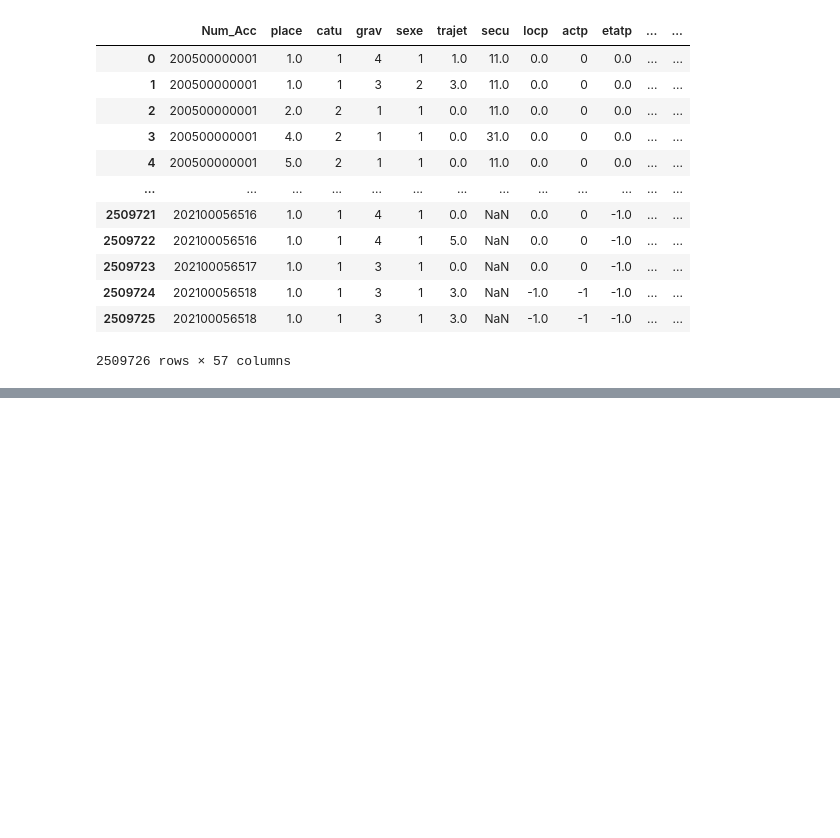
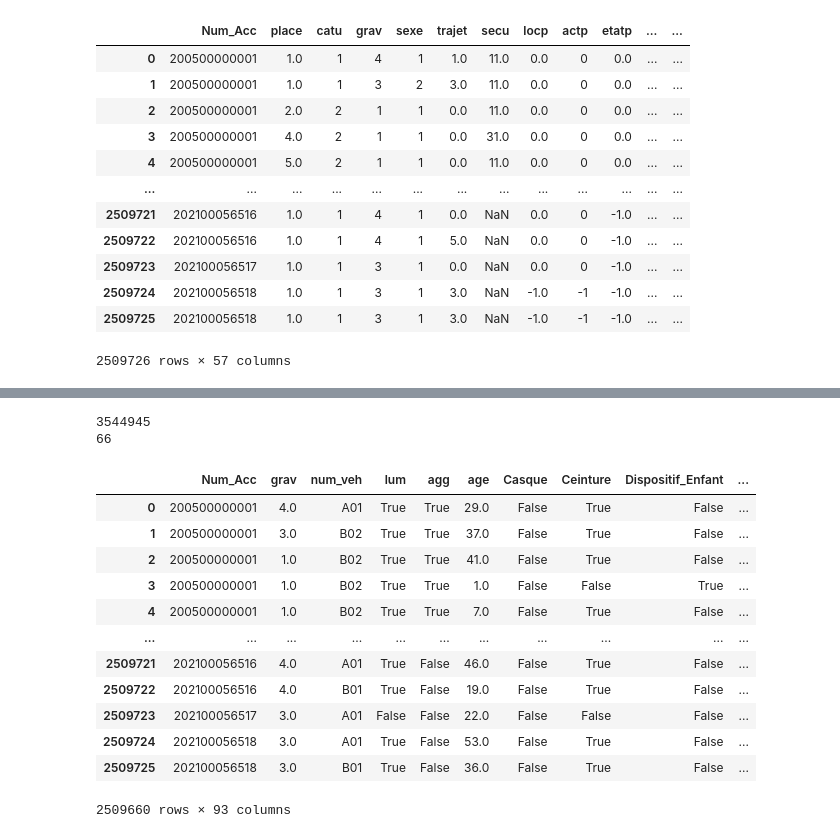
Before and after one commit to AHichem/DS_TrafficAccident, a Jupyter notebook: Préprocessing_nettoyage_des_NaN_et_données_abberantes.ipynb, the cells around one changed output, grey strips where cells are left out. Cells and saved outputs as stored; diff of their text form; code cells hidden in the pictures; blank space fills up the shorter version.

```diff
--- a/Préprocessing_nettoyage_des_NaN_et_données_abberantes.ipynb
+++ b/Préprocessing_nettoyage_des_NaN_et_données_abberantes.ipynb
@@ -251,0 +543,39 @@ df
+# %%
+"""Choix très important : Veut-on travailler sur les coordoonées ?
+Soit on retire les colonne gps, lat et long                                     (choix = 1)
+Soit on prend SEULEMENT les lignes ayant des coordonnées gps                    (choix = autre chose)
+"""
+choix = 1
+
+df=df_temp6.copy(deep=True)
+print(df.isna().sum().sum())
+
+if choix==1 :
+    df=df.drop(columns=['gps','lat','long'])
+else :
+    df=df[~df['gps'].isna()]
+    df=df[~df['lat'].isna()]
+    df=df[~df['long'].isna()]
+
+print(df.isna().sum().sum())
+#Dans tous les cas, on drop.na (on en a quasiment plus)
+df=df.dropna()
+
+df_temp7=df
+df
+# %% [output]
+3544945
+66
+|  | Num_Acc | grav | num_veh | lum | agg | age | Casque | Ceinture | Dispositif_Enfant | ... |
+| 0 | 200500000001 | 4.0 | A01 | True | True | 29.0 | False | True | False | ... |
+| 1 | 200500000001 | 3.0 | B02 | True | True | 37.0 | False | True | False | ... |
+| 2 | 200500000001 | 1.0 | B02 | True | True | 41.0 | False | True | False | ... |
+| 3 | 200500000001 | 1.0 | B02 | True | True | 1.0 | False | False | True | ... |
+| 4 | 200500000001 | 1.0 | B02 | True | True | 7.0 | False | True | False | ... |
+| ... | ... | ... | ... | ... | ... | ... | ... | ... | ... | ... |
+| 2509721 | 202100056516 | 4.0 | A01 | True | False | 46.0 | False | True | False | ... |
+| 2509722 | 202100056516 | 4.0 | B01 | True | False | 19.0 | False | True | False | ... |
+| 2509723 | 202100056517 | 3.0 | A01 | False | False | 22.0 | False | False | False | ... |
+| 2509724 | 202100056518 | 3.0 | A01 | True | False | 53.0 | False | True | False | ... |
+| 2509725 | 202100056518 | 3.0 | B01 | True | False | 36.0 | False | True | False | ... |
+2509660 rows × 93 columns
```
Also changed, not shown: parts of 7 cells of this notebook.
